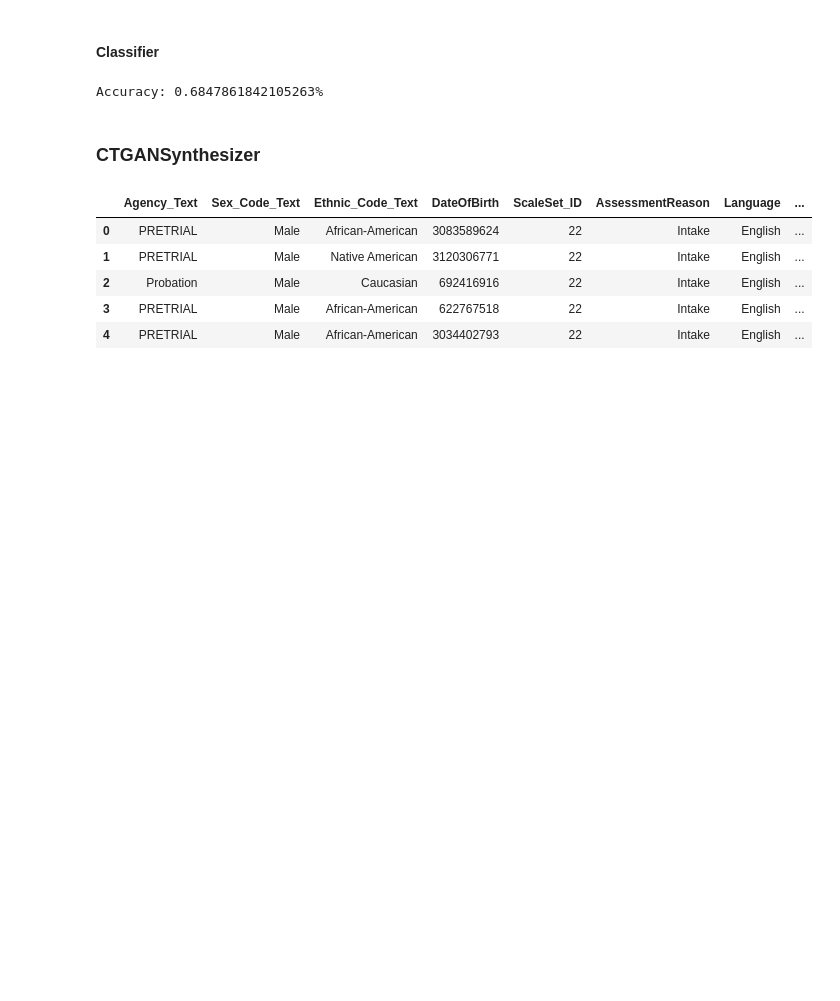
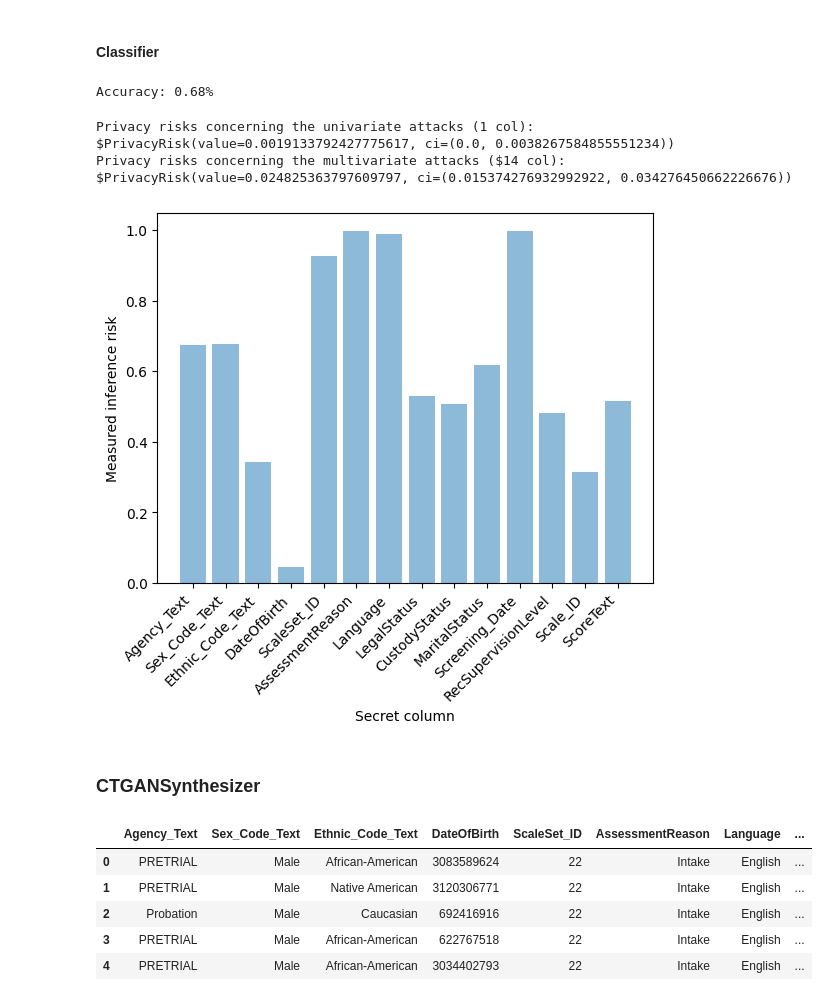
Before and after one commit to mkleinegger/data-synthesizer-evaluation, a Jupyter notebook: assignment1.ipynb, the cells around one changed output. Drawn from its saved outputs; the diff is of its cells as text; code cells hidden in the pictures; blank space fills up the shorter version.

Commit message:
adding visualization and privacy check

```diff
--- a/assignment1.ipynb
+++ b/assignment1.ipynb
@@ -198,9 +234,18 @@ display(synthetic_data.head())
 #### Classifier
 # %%
 clf = RandomForestClassifier(n_estimators=250, max_depth=15, random_state=random_state)
-train_and_evaluate(clf, synthetic_data, df_test)
+train_and_evaluate(clf, synthetic_data_gc, df_test, nominal_features)
 # %% [output]
-Accuracy: 0.6847861842105263%
+Accuracy: 0.68%
+# %%
+evaluate_privacy_risks(df_train, synthetic_data_gc)
+# %% [output]
+Privacy risks concerning the univariate attacks (1 col): $PrivacyRisk(value=0.0019133792427775617, ci=(0.0, 0.0038267584855551234))
+Privacy risks concerning the multivariate attacks ($14 col): $PrivacyRisk(value=0.024825363797609797, ci=(0.015374276932992922, 0.034276450662226676))
+# %%
+evaluate_inference_risks(df_train, synthetic_data_gc)
+# %% [output]
+[figure, added]
 # %% [markdown]
 ### CTGANSynthesizer
 # %%
```
Also changed, not shown: parts of 36 cells of this notebook, 2 other files.
